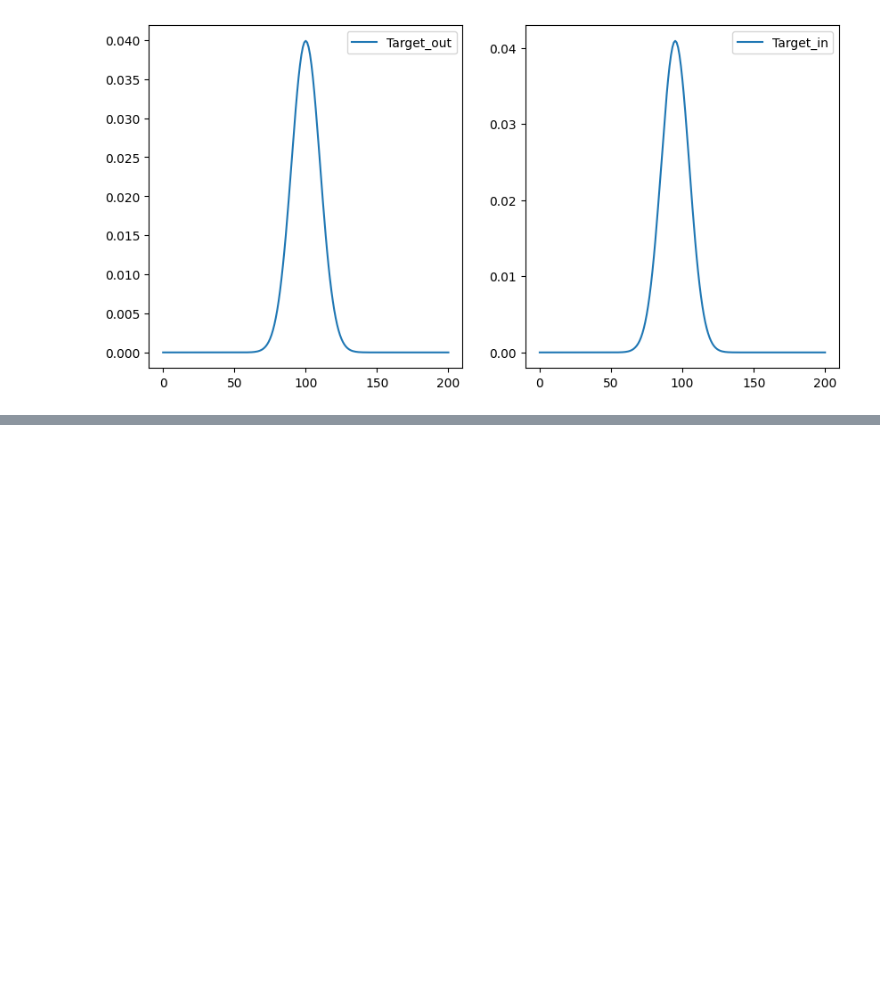
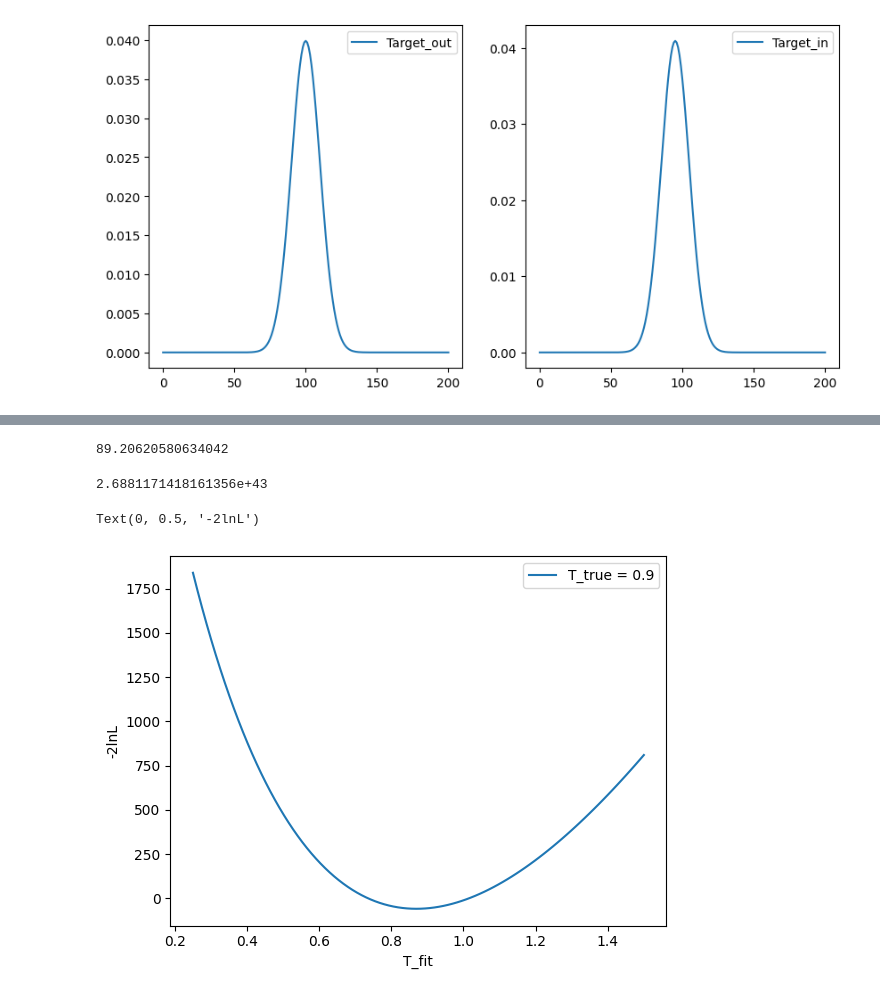
Before and after one commit to hcai0520/MArEX_Analysis, a Jupyter notebook: cali_t.ipynb, the cells around one changed output, grey strips where cells are left out. Cells and saved outputs as stored; diff of their text form; code cells hidden in the pictures; blank space fills up the shorter version.

```diff
--- a/cali_t.ipynb
+++ b/cali_t.ipynb
@@ -304,0 +259,47 @@ zip()
+# %%
+def p(T,T_true,N):
+    A=(T_true + T**2)/(2*N*T_true)
+    C=(1+T_true)*N/2
+    B=1+T
+    I=(1/(4* A**(3/2)))*np.exp(-C)*(np.sqrt(np.pi)*B*(-np.exp(B**2/4/A))*sc.erfc(B/2/np.sqrt(A))+ 2*np.sqrt(np.pi)*B*(np.exp(B**2/4/A))- np.sqrt(np.pi)*B*(np.exp(B**2/4/A))*float(mpmath.gammainc(-1/2,B**2/4/A))+2*np.sqrt(A))
+    return I/(2*np.pi*N*np.sqrt(T_true))
+# %%
+def p(T,T_true,N):
+    A=(T_true + T**2)/(2*N*T_true)
+    C=(1+T_true)*N/2
+    B=1+T
+    I= np.exp(-C)/(2*A) - np.sqrt(np.pi)*B*np.exp((B**2/4/A)-C)*(float(mpmath.gammainc(-1/2,B**2/4/A)) + sc.erfc(B/2/np.sqrt(A)) - 2 )/(4* A**(3/2))
+    return I/(2*np.pi*N*np.sqrt(T_true))
+# %%
+p(1,1,100000)
+# %% [output]
+89.20620580634042
+# %%
+def logli(T_fit):
+    L=0
+#    N_bins = 200
+#    T_bin = np.linspace(0.5, 1.8, num=N_bins)
+    for i in T_list:
+        L=L + np.log(p(i,T_fit,100))
+    return -2*L
+# %%
+np.exp(1e2)
+# %% [output]
+2.6881171418161356e+43
+# %%
+Target_out = np.random.poisson(N, size = 50)
+Target_in = np.random.poisson(N*0.9,size = 50)
+T_list = Target_in/Target_out
+N_bins = 100
+L=np.array([])
+T_test = np.linspace(0.25, 1.5, num=N_bins)
+for i in T_test:
+    L=np.append(L,logli(i))
+# %%
+plt.plot(T_test, L,label='T_true = 0.9')
+plt.legend(loc='upper right')
+plt.xlabel('T_fit')
+plt.ylabel('-2lnL')
+# %% [output]
+Text(0, 0.5, '-2lnL')
+[figure, added]
```
Also changed, not shown: parts of 20 cells of this notebook, 1 other file.
